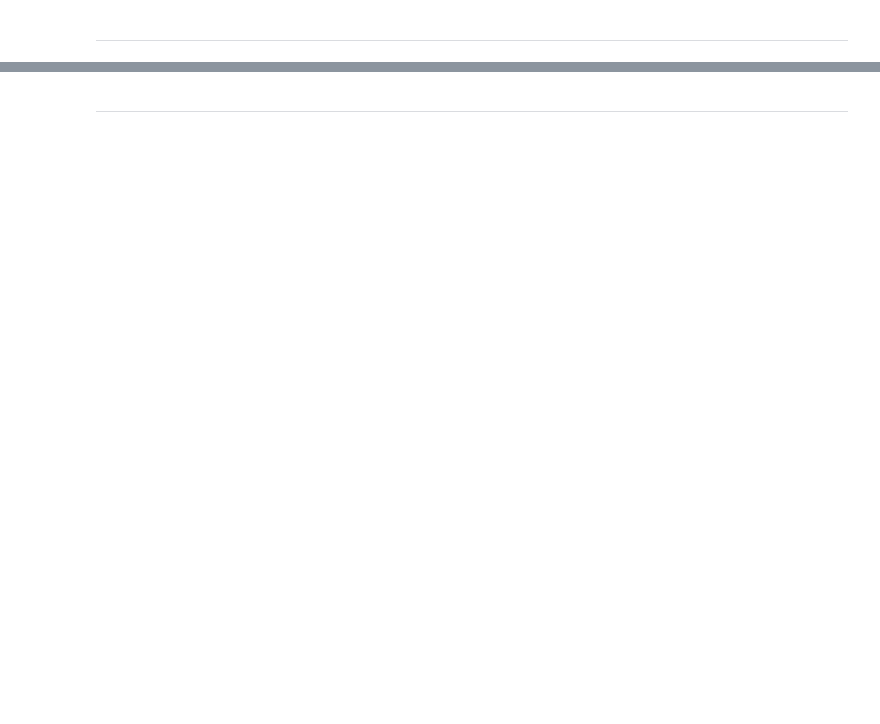
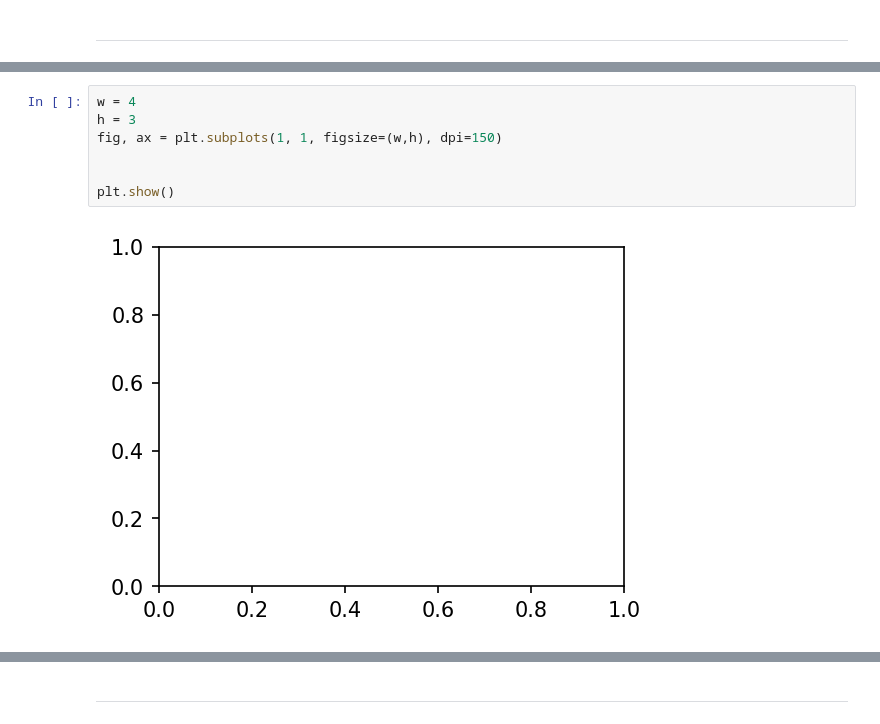
Before and after one commit to asmithh/network-science-data-book, a Jupyter notebook: class_01_python_refresher.ipynb, the cells around one changed output, grey strips where cells are left out. Drawn from its saved outputs; the diff is of its cells as text; blank space fills up the shorter version.

```diff
--- a/class_01_python_refresher.ipynb
+++ b/class_01_python_refresher.ipynb
@@ -1303,0 +1819,9 @@ ___________
+# %%
+w = 4
+h = 3
+fig, ax = plt.subplots(1, 1, figsize=(w,h), dpi=150)
+
+
+plt.show()
+# %% [output]
+[figure, added]
```
Also changed, not shown: parts of 157 cells of this notebook, 21 other files.
